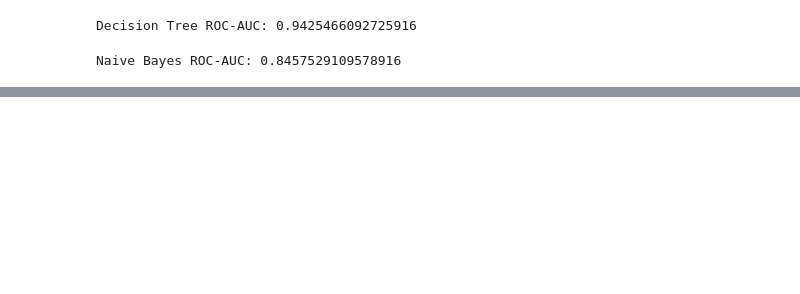
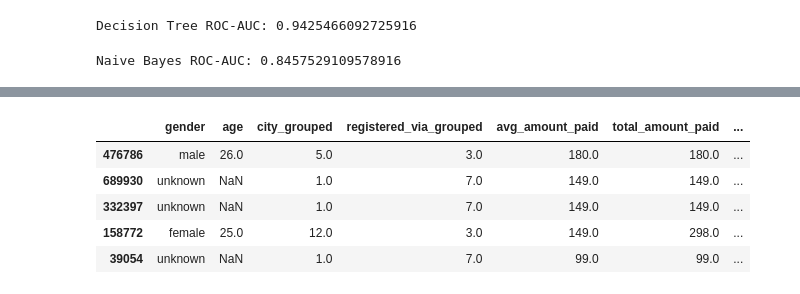
Before and after one commit to PaulinaMamiaga/customer-churn-intelligence-system, a Jupyter notebook: notebooks/03_modeling_and_evaluation.ipynb, the cells around one changed output, grey strips where cells are left out. Cells and saved outputs as stored; diff of their text form; code cells hidden in the pictures; blank space fills up the shorter version.

```diff
--- a/notebooks/03_modeling_and_evaluation.ipynb
+++ b/notebooks/03_modeling_and_evaluation.ipynb
@@ -245,0 +391,9 @@ Naive Bayes ROC-AUC: 0.8457529109578916
+# %%
+X_train.head()
+# %% [output]
+|  | gender | age | city_grouped | registered_via_grouped | avg_amount_paid | total_amount_paid | ... |
+| 476786 | male | 26.0 | 5.0 | 3.0 | 180.0 | 180.0 | ... |
+| 689930 | unknown | NaN | 1.0 | 7.0 | 149.0 | 149.0 | ... |
+| 332397 | unknown | NaN | 1.0 | 7.0 | 149.0 | 149.0 | ... |
+| 158772 | female | 25.0 | 12.0 | 3.0 | 149.0 | 298.0 | ... |
+| 39054 | unknown | NaN | 1.0 | 7.0 | 99.0 | 99.0 | ... |
```
Also changed, not shown: parts of 12 cells of this notebook.
